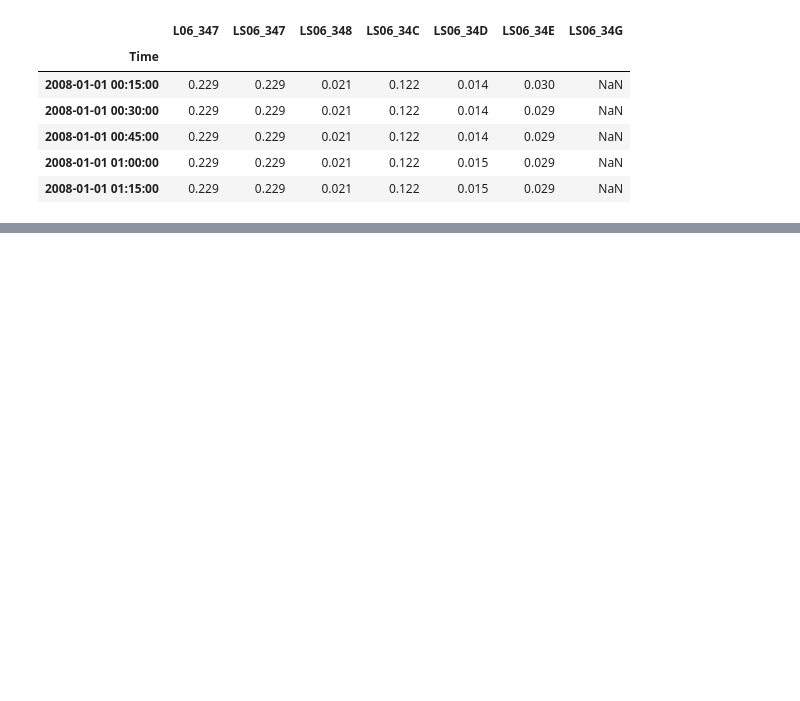
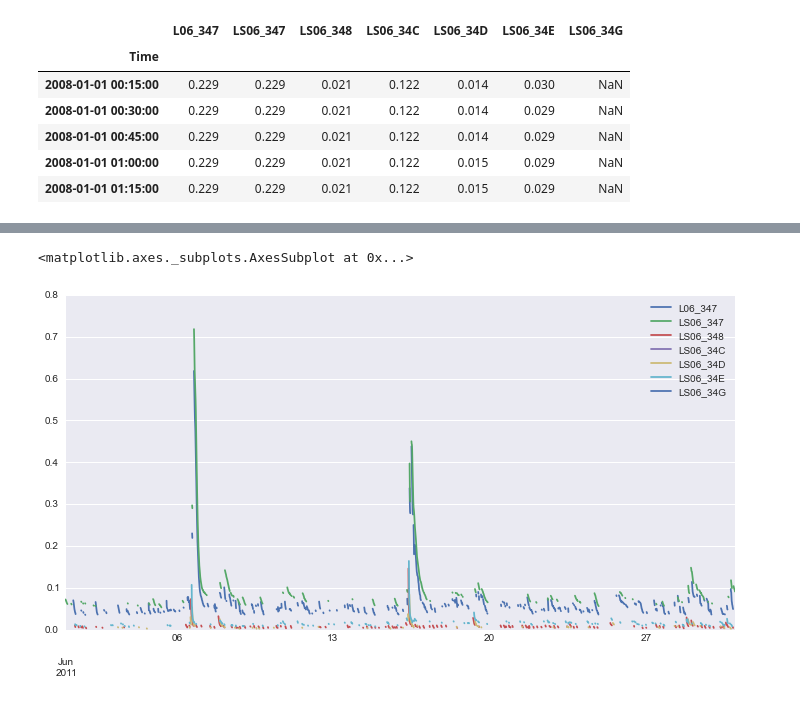
Before and after one commit to stijnvanhoey/hydropy, a Jupyter notebook: hydropy_tutorial.ipynb, the cells around one changed output, grey strips where cells are left out. Saved outputs shown, nothing was run; the diff lists cells and outputs as text; code cells hidden in the pictures; blank space fills up the shorter version.

```diff
--- a/hydropy_tutorial.ipynb
+++ b/hydropy_tutorial.ipynb
@@ -51,0 +72,6 @@ temp2.summary()
+# %%
+# Select only the recession periods of the discharges (catchment drying) in June 2011:
+myflowserie.get_year('2011').get_month("Jun").get_recess().plot(figsize=(12,6))
+# %% [output]
+<matplotlib.axes._subplots.AxesSubplot at 0x...>
+[figure, added]
```
Also changed, not shown: parts of 71 cells of this notebook, 3 other files.
